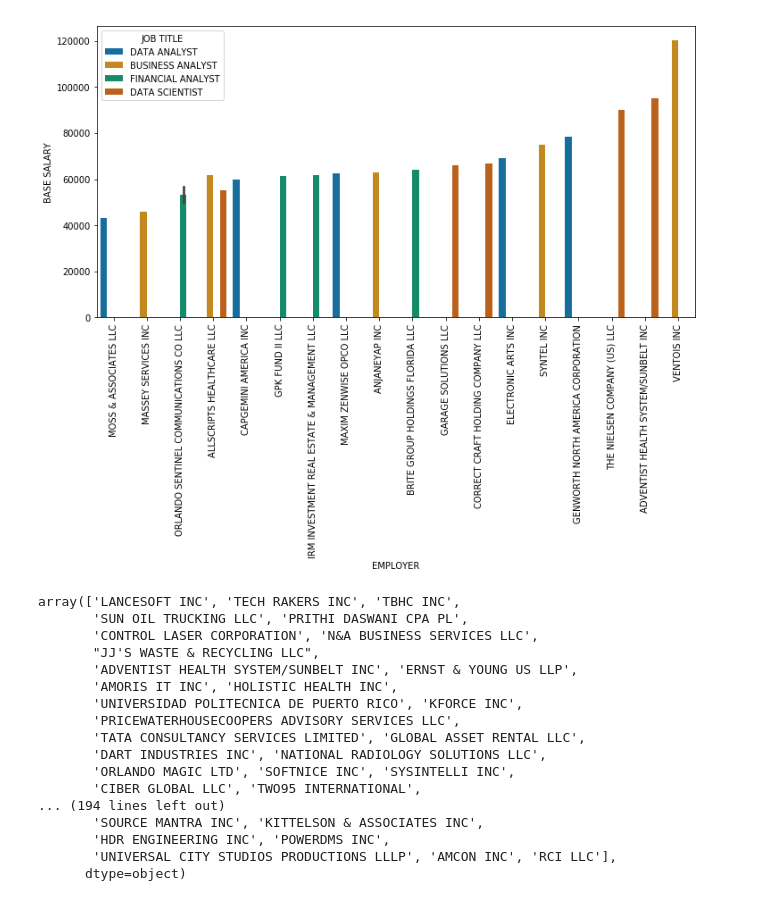
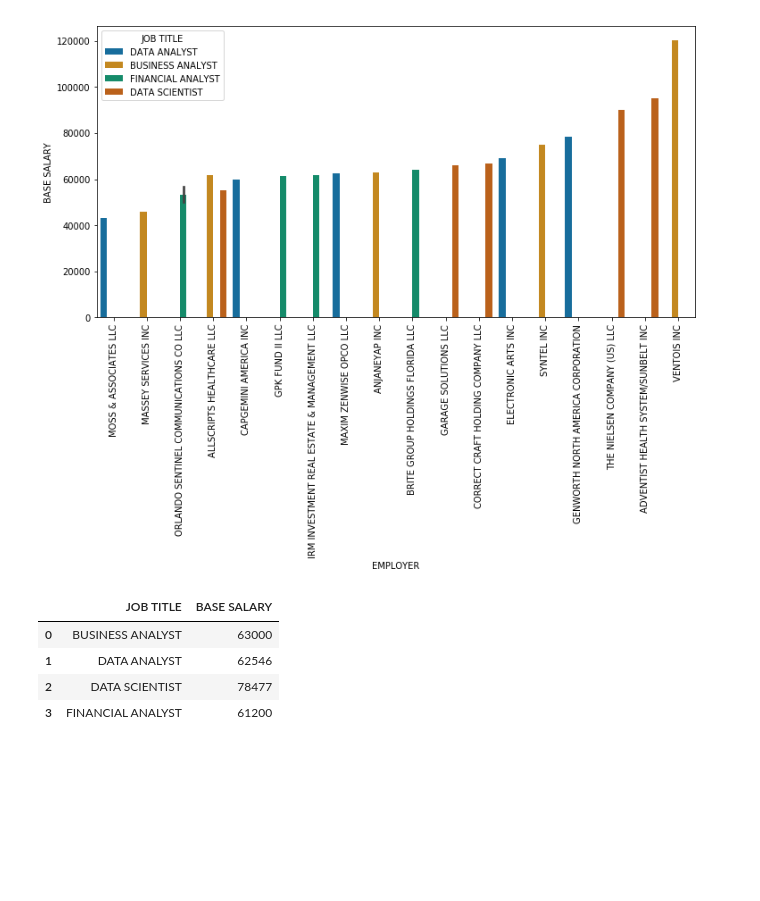
Before and after one commit to KalboCommander/orlando_H1B, a Jupyter notebook: H1B_Orlando_Analysis.ipynb, the cells around one changed output. Drawn from its saved outputs; the diff is of its cells as text; code cells hidden in the pictures; blank space fills up the shorter version.

```diff
--- a/H1B_Orlando_Analysis.ipynb
+++ b/H1B_Orlando_Analysis.ipynb
@@ -237,23 +235,22 @@ my_chart
 # %% [output]
 <matplotlib.axes._subplots.AxesSubplot at 0x...>
 [figure]
-# %%
-orl['EMPLOYER'].unique()
-# %% [output]
-array(['LANCESOFT INC', 'TECH RAKERS INC', 'TBHC INC',
-       'SUN OIL TRUCKING LLC', 'PRITHI DASWANI CPA PL',
-       'CONTROL LASER CORPORATION', 'N&A BUSINESS SERVICES LLC',
-       "JJ'S WASTE & RECYCLING LLC",
-       'ADVENTIST HEALTH SYSTEM/SUNBELT INC', 'ERNST & YOUNG US LLP',
-       'AMORIS IT INC', 'HOLISTIC HEALTH INC',
-       'UNIVERSIDAD POLITECNICA DE PUERTO RICO', 'KFORCE INC',
-       'PRICEWATERHOUSECOOPERS ADVISORY SERVICES LLC',
-       'TATA CONSULTANCY SERVICES LIMITED', 'GLOBAL ASSET RENTAL LLC',
-       'DART INDUSTRIES INC', 'NATIONAL RADIOLOGY SOLUTIONS LLC',
-       'ORLANDO MAGIC LTD', 'SOFTNICE INC', 'SYSINTELLI INC',
-       'CIBER GLOBAL LLC', 'TWO95 INTERNATIONAL',
-... (194 lines left out)
-       'SOURCE MANTRA INC', 'KITTELSON & ASSOCIATES INC',
-       'HDR ENGINEERING INC', 'POWERDMS INC',
-       'UNIVERSAL CITY STUDIOS PRODUCTIONS LLLP', 'AMCON INC', 'RCI LLC'],
-      dtype=object)
+# %%
+def get_median_salaries_by_title(df):
+    from pandas import DataFrame
+    assert isinstance(df, DataFrame)
+
+    df = df[['JOB TITLE','BASE SALARY']]
+    df = df.groupby('JOB TITLE').median().reset_index()
+    df['BASE SALARY'] = df['BASE SALARY'].astype(int)
+
+    return df
+
+# Demo. Which title has the highest median salary in the Orlando market?
+get_median_salaries_by_title(orl_reduced_reordered)
+# %% [output]
+|  | JOB TITLE | BASE SALARY |
+| 0 | BUSINESS ANALYST | 63000 |
+| 1 | DATA ANALYST | 62546 |
+| 2 | DATA SCIENTIST | 78477 |
+| 3 | FINANCIAL ANALYST | 61200 |
```
Also changed, not shown: parts of 1 cell of this notebook, 1 other file.
